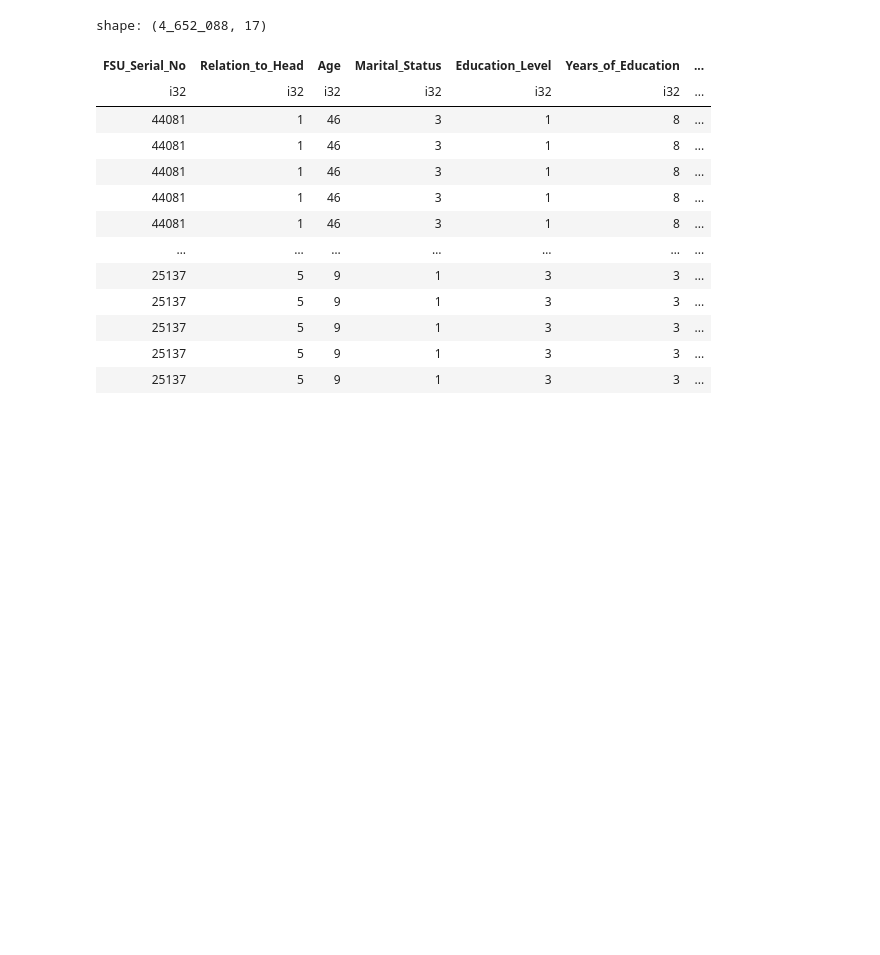
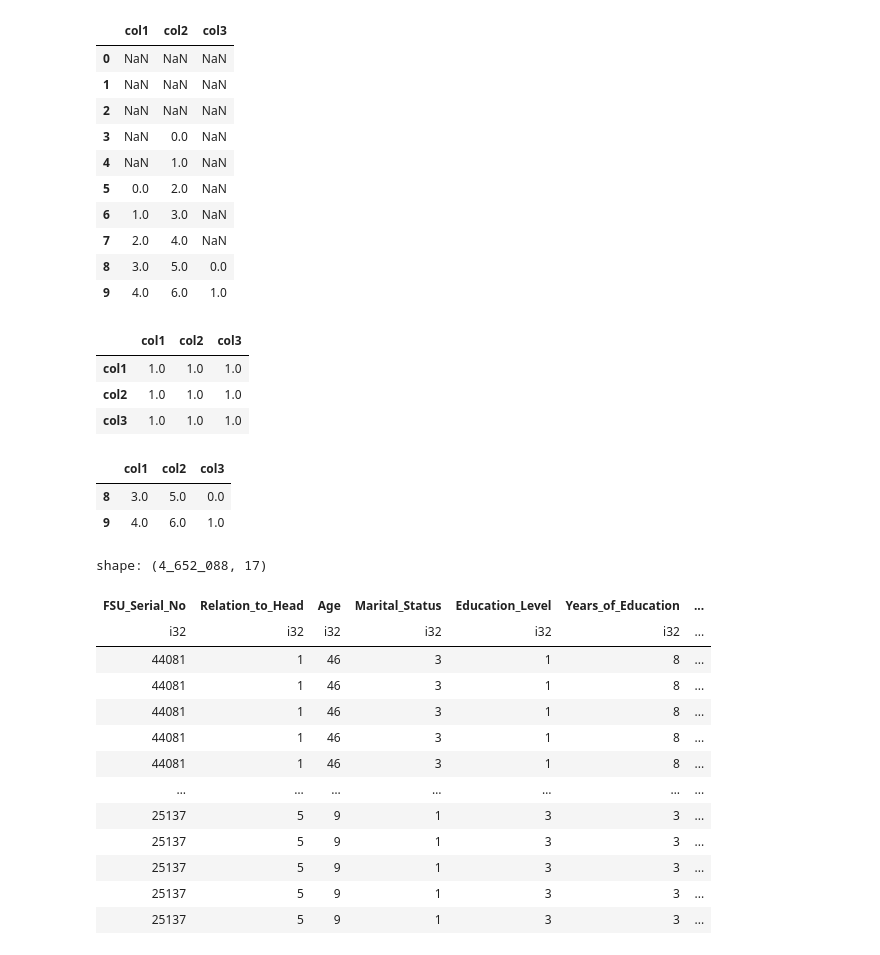
Before and after one commit to Rudra-G-23/rural-financial-inclusion-govt-scheme-recommendation, a Jupyter notebook: notebooks/correlations-all-levels/testing.ipynb, the cells around one changed output. Saved outputs shown, nothing was run; the diff lists cells and outputs as text; code cells hidden in the pictures; blank space fills up the shorter version.

```diff
--- a/notebooks/correlations-all-levels/testing.ipynb
+++ b/notebooks/correlations-all-levels/testing.ipynb
@@ -1,3 +1,40 @@
+# %%
+import pandas as pd
+import numpy as np
+
+# Create an empty DataFrame
+df = pd.DataFrame({
+    "col1": [np.nan]*5 + list(range(5)),
+    "col2": [np.nan]*3 + list(range(7)),
+    "col3": [np.nan]*8 + list(range(2))
+})
+
+df
+# %% [output]
+|  | col1 | col2 | col3 |
+| 0 | NaN | NaN | NaN |
+| 1 | NaN | NaN | NaN |
+| 2 | NaN | NaN | NaN |
+| 3 | NaN | 0.0 | NaN |
+| 4 | NaN | 1.0 | NaN |
+| 5 | 0.0 | 2.0 | NaN |
+| 6 | 1.0 | 3.0 | NaN |
+| 7 | 2.0 | 4.0 | NaN |
+| 8 | 3.0 | 5.0 | 0.0 |
+| 9 | 4.0 | 6.0 | 1.0 |
+# %%
+df.corr()
+# %% [output]
+|  | col1 | col2 | col3 |
+| col1 | 1.0 | 1.0 | 1.0 |
+| col2 | 1.0 | 1.0 | 1.0 |
+| col3 | 1.0 | 1.0 | 1.0 |
+# %%
+df.dropna()
+# %% [output]
+|  | col1 | col2 | col3 |
+| 8 | 3.0 | 5.0 | 0.0 |
+| 9 | 4.0 | 6.0 | 1.0 |
 # %%
 import polars as pl
 import pandas as pd
```
Also changed, not shown: 12 other files.
